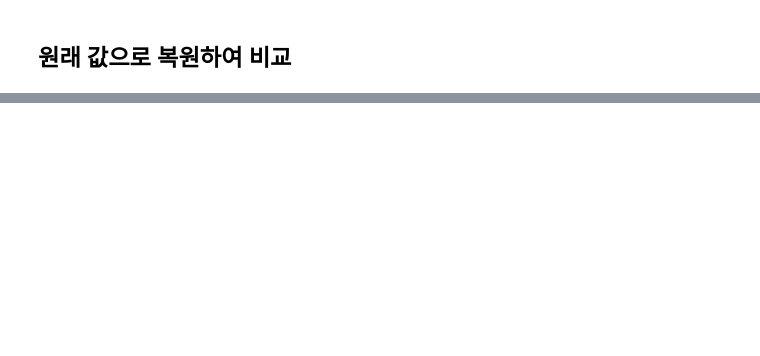
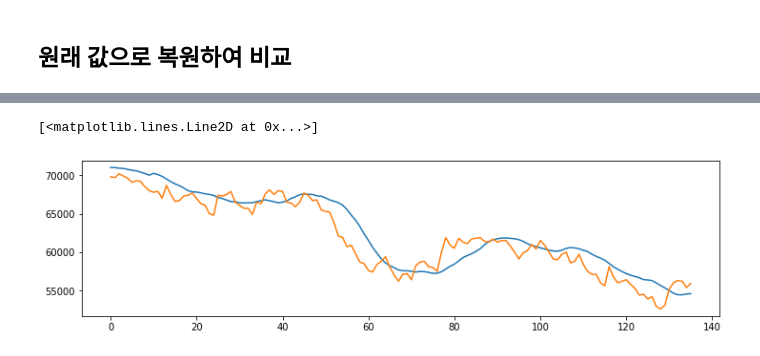
Before and after one commit to radanim/TIL, a Jupyter notebook: 07_stock_price_RNN_output.ipynb, the cells around one changed output, grey strips where cells are left out. Saved outputs shown, nothing was run; the diff lists cells and outputs as text; code cells hidden in the pictures; blank space fills up the shorter version.

```diff
--- a/07_stock_price_RNN_output.ipynb
+++ b/07_stock_price_RNN_output.ipynb
@@ -134,0 +284,8 @@ model = Sequential()
+# %%
+# 시각화
+plt.figure(figsize = (12, 3))
+plt.plot(y_predict_inverse)
+plt.plot(y_test_inverse)
+# %% [output]
+[<matplotlib.lines.Line2D at 0x...>]
+[figure, added]
```
Also changed, not shown: parts of 32 cells of this notebook.
